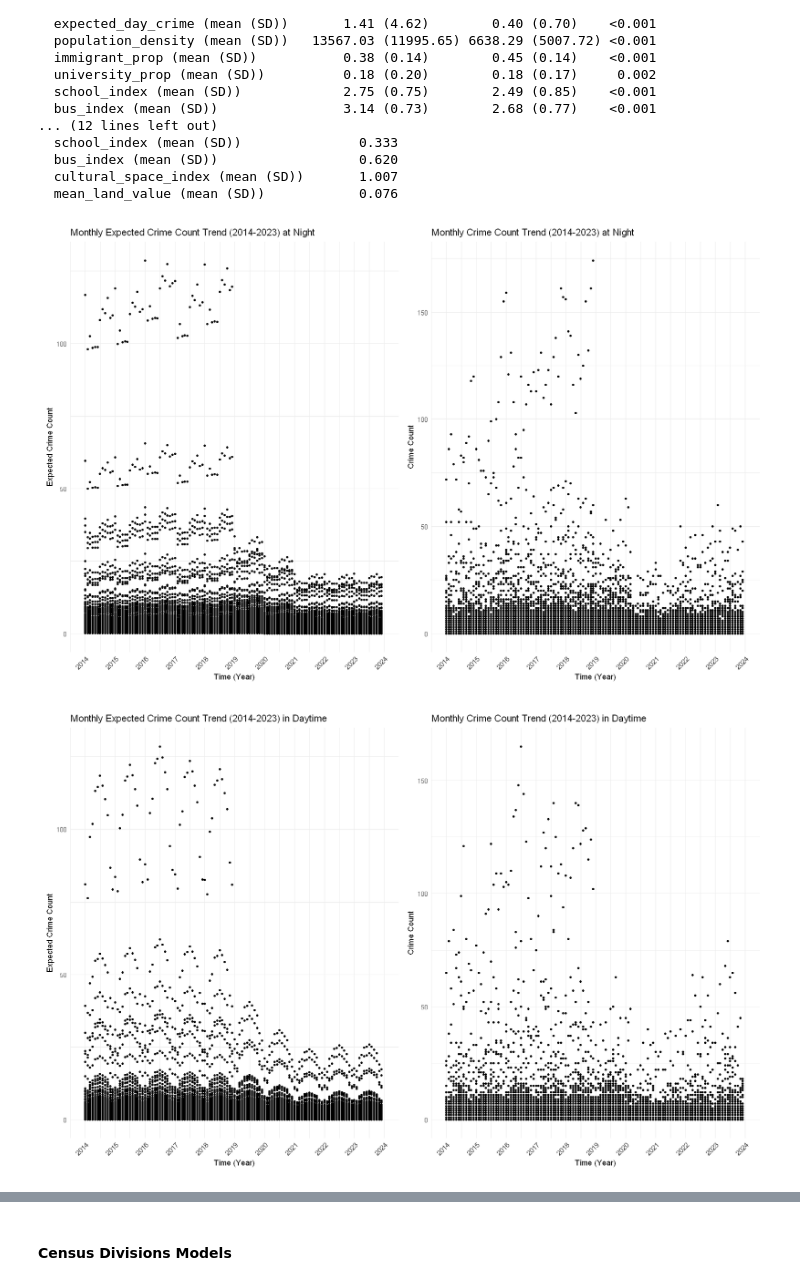
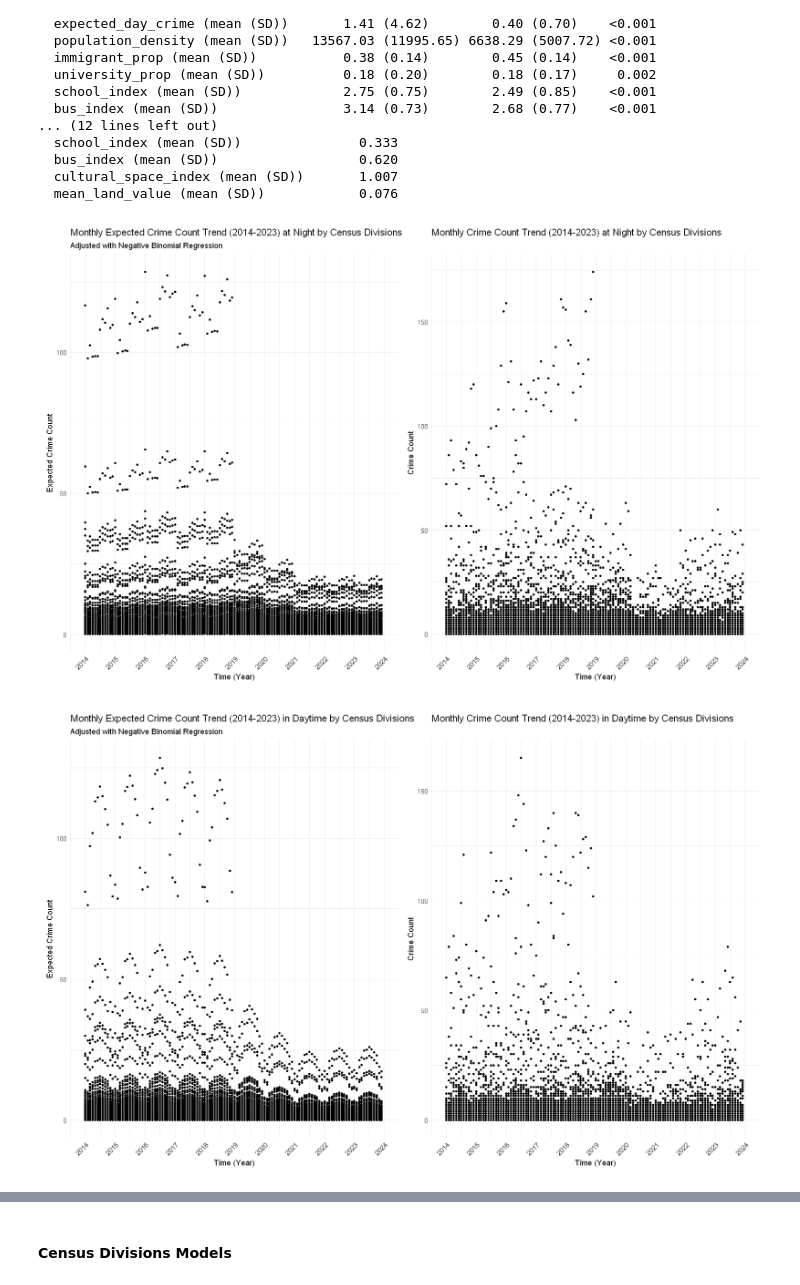
Before and after one commit to Irene-Berezin/econ_398_project, a Jupyter notebook: project_workbook.ipynb, the cells around one changed output, grey strips where cells are left out. Drawn from its saved outputs; the diff is of its cells as text; code cells hidden in the pictures.

```diff
--- a/project_workbook.ipynb
+++ b/project_workbook.ipynb
@@ -1112,30 +1110,31 @@ print(bal_table, smd = TRUE)
 # %%
 # Plot for expected crime count
 options(repr.plot.width = 14, repr.plot.height = 9)
 
 census_night_expected_dist <- ggplot(census2016_2021_panel_night, aes(x = date, y = expected_crime)) +
   geom_point(size = 1) +
   scale_x_date(date_breaks = "1 year", date_labels = "%Y",
                limits = as.Date(c("2014-01-01", "2023-12-31"))) +
   labs(x = "Time (Year)", y = "Expected Crime Count",
-       title = "Monthly Expected Crime Count Trend (2014-2023) at Night") +
+       title = "Monthly Expected Crime Count Trend (2014-2023) at Night by Census Divisions",
+       subtitle = "Adjusted with Negative Binomial Regression") +
   theme_minimal() +
   theme(axis.text.x = element_text(angle = 45, vjust = 1, hjust = 1))
 
 # Plot for actual crime count
 census_night_count_dist <- ggplot(census2016_2021_panel_night, aes(x = date, y = crime_count)) +
   geom_point(size = 1) +
   scale_x_date(date_breaks = "1 year", date_labels = "%Y",
                limits = as.Date(c("2014-01-01", "2023-12-31"))) +
   labs(x = "Time (Year)", y = "Crime Count",
-       title = "Monthly Crime Count Trend (2014-2023) at Night") +
+       title = "Monthly Crime Count Trend (2014-2023) at Night by Census Divisions") +
   theme_minimal() +
   theme(axis.text.x = element_text(angle = 45, vjust = 1, hjust = 1))
 
 # Combine the two plots side by side
 census_night_expected_dist + census_night_count_dist
 # %% [output]
-[figure, old version]
+[figure, new version]
 # %%
 # Plot for expected crime count
 options(repr.plot.width = 14, repr.plot.height = 9)
@@ -1145,7 +1144,8 @@ census_day_expected_dist <- ggplot(census2016_2021_panel_night, aes(x = date, y
   scale_x_date(date_breaks = "1 year", date_labels = "%Y",
                limits = as.Date(c("2014-01-01", "2023-12-31"))) +
   labs(x = "Time (Year)", y = "Expected Crime Count",
-       title = "Monthly Expected Crime Count Trend (2014-2023) in Daytime") +
+       title = "Monthly Expected Crime Count Trend (2014-2023) in Daytime by Census Divisions",
+       subtitle = "Adjusted with Negative Binomial Regression") +
   theme_minimal() +
   theme(axis.text.x = element_text(angle = 45, vjust = 1, hjust = 1))
 
@@ -1155,14 +1155,14 @@ census_day_count_dist <- ggplot(census2016_2021_panel_night, aes(x = date, y = d
   scale_x_date(date_breaks = "1 year", date_labels = "%Y",
                limits = as.Date(c("2014-01-01", "2023-12-31"))) +
   labs(x = "Time (Year)", y = "Crime Count",
-       title = "Monthly Crime Count Trend (2014-2023) in Daytime") +
+       title = "Monthly Crime Count Trend (2014-2023) in Daytime by Census Divisions") +
   theme_minimal() +
   theme(axis.text.x = element_text(angle = 45, vjust = 1, hjust = 1))
 
 # Combine the two plots side by side
 census_day_expected_dist + census_day_count_dist
 # %% [output]
-[figure, old version]
+[figure, new version]
 # %%
 ggplot(census2016_2021_panel_night, aes(x = date, y = ntl_mean)) +
   geom_point(size = 1) +
```
Also changed, not shown: parts of 18 cells of this notebook.
